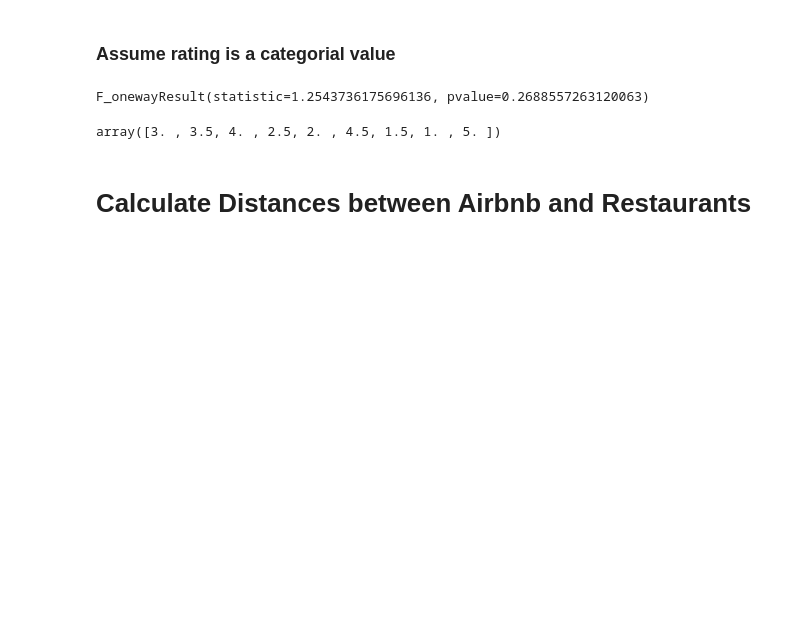
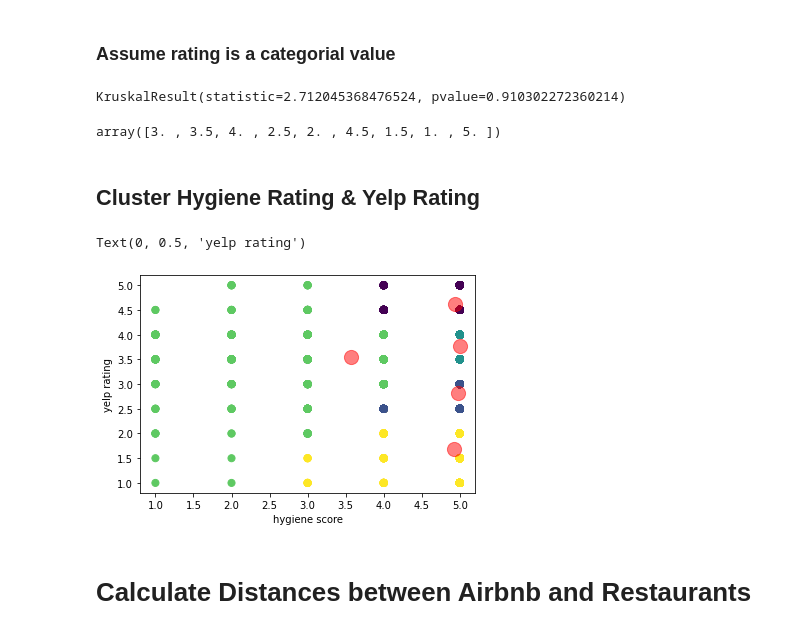
Before and after one commit to ZXGERIC/cse6242-everywhere, a Jupyter notebook: CSE6242_data_wrangling.ipynb, the cells around one changed output. Drawn from its saved outputs; the diff is of its cells as text; code cells hidden in the pictures; blank space fills up the shorter version.

```diff
--- a/CSE6242_data_wrangling.ipynb
+++ b/CSE6242_data_wrangling.ipynb
@@ -308,7 +309,7 @@ rating_y -0.009418  1.000000
 ### Assume rating is a categorial value
 # %%
 # test if there is any correlation between score and rating_y, if rating_y is treated as categorial values
-from scipy.stats import f_oneway
+from scipy.stats import kruskal
 d_1 = resto_yelp.loc[resto_yelp.rating_y == 1, "score"]
 d_1_5 = resto_yelp.loc[resto_yelp.rating_y == 1.5, "score"]
 d_2 = resto_yelp.loc[resto_yelp.rating_y == 2, "score"]
@@ -318,13 +319,35 @@ d_3_5 = resto_yelp.loc[resto_yelp.rating_y == 3.5, "score"]
 d_4 = resto_yelp.loc[resto_yelp.rating_y == 4, "score"]
 d_4_5 = resto_yelp.loc[resto_yelp.rating_y == 4.5, "score"]
 
-f_oneway(d_1,d_1_5,d_2,d_2_5,d_3,d_3_5,d_4,d_4_5)
+kruskal(d_1,d_1_5,d_2,d_2_5,d_3,d_3_5,d_4,d_4_5)
 # %% [output]
-F_onewayResult(statistic=1.2543736175696136, pvalue=0.2688557263120063)
+KruskalResult(statistic=2.712045368476524, pvalue=0.910302272360214)
 # %%
 yelp.rating.unique()
 # %% [output]
 array([3. , 3.5, 4. , 2.5, 2. , 4.5, 1.5, 1. , 5. ])
+# %% [markdown]
+## Cluster Hygiene Rating & Yelp Rating
+# %%
+# This K-mean cluster is for research purpose.
+# Per the graph, clusters are squeezed in higher hygiene score that are also the majority of data points
+
+X= resto_yelp[["rating_x", "rating_y"]] # hygiene_score , yelp_rating
+
+kmeans = KMeans(n_clusters=5, random_state=0)
+kmeans.fit(X)
+y_predicted = kmeans.predict(X)
+
+
+plt.scatter(X["rating_x"], X["rating_y"], c= y_predicted, s=50, cmap='viridis')
+centers = kmeans.cluster_centers_
+plt.scatter(centers[:, 0], centers[:, 1], c='red', s=200, alpha=0.5)
+
+plt.xlabel("hygiene score")
+plt.ylabel("yelp rating")
+# %% [output]
+Text(0, 0.5, 'yelp rating')
+[figure, added]
 # %% [markdown]
 # Calculate Distances between Airbnb and Restaurants
 # %% [markdown]
```
Also changed, not shown: parts of 6 cells of this notebook, 1 other file.
